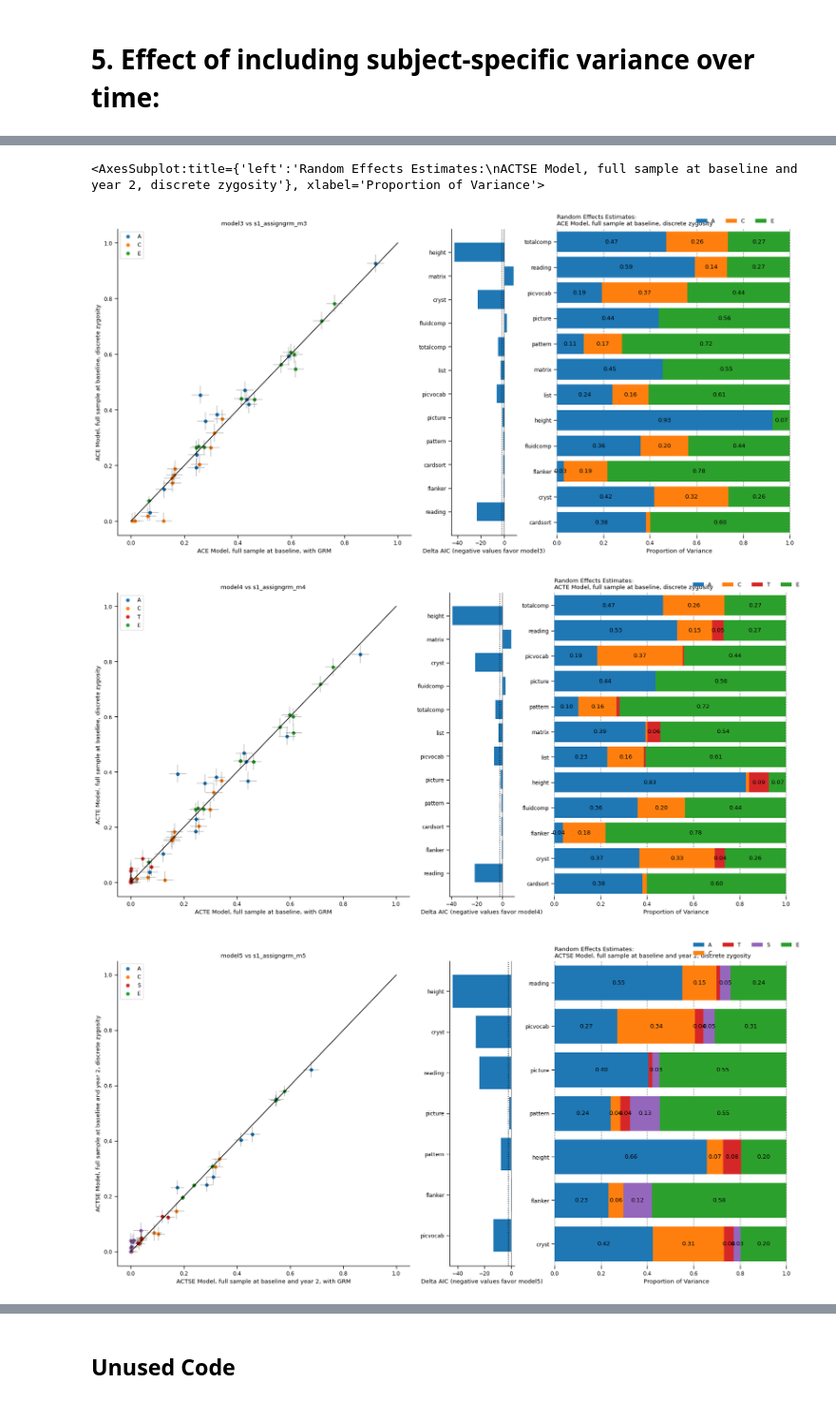
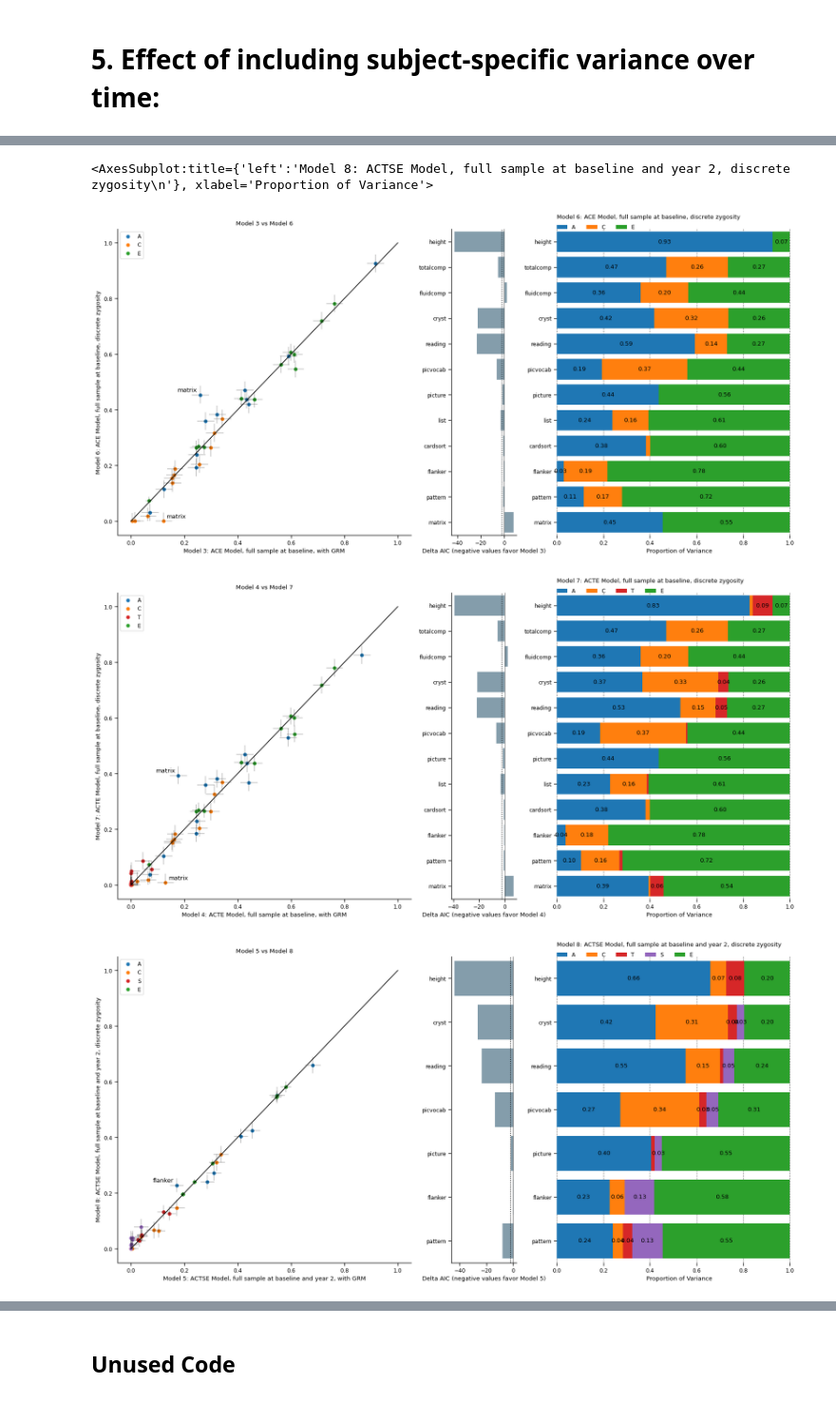
Before and after one commit to dmysmith/random_effects, a Jupyter notebook: behavioral/scripts/visualize_python.ipynb, the cells around one changed output, grey strips where cells are left out. Shown at 95% size. Saved outputs shown, nothing was run; the diff lists cells and outputs as text; code cells hidden in the pictures.

```diff
--- a/behavioral/scripts/visualize_python.ipynb
+++ b/behavioral/scripts/visualize_python.ipynb
@@ -126,6 +126,11 @@ mxloglik = pd.read_csv(mxloglik_file)
 openmx = pd.concat([mxa, mxc, mxe])
 sig2mat.append(openmx)
 
-model.append(openmx_results.rename(columns={"openmx_loglik": "logLikvec"}))
+model.append(mxloglik.rename(columns={"openmx_loglik": "logLikvec"}))
+# %%
+models['name'] = ['Model ' + str(i+1) for i in range(len(models))]
+# models[models['shortname'] == 'openmx']['name'] = 'Model 1'
+
+models.at[(models.index[models['shortname'] == 'openmx'].tolist()[0]),'name']='Model 1'
 # %%
 # function to compare two models
@@ -220,7 +266,7 @@ def stacked_bar(model_name, sig2mat_list, models, ax = None):
     """
     i = models.index[models['shortname'] == model_name].tolist()[0]
 
-    df = sig2mat_list[i][['est', 'pheno', 'param']].pivot(index='pheno', columns='param', values='est')
+    df = pd.pivot_table(sig2mat_list[i][['est', 'pheno', 'param']], values='est', index=['pheno'], columns=['param'], sort=False)
 
     fields = [j[0] for j in models['RandomEffects'][i]]
     labels = ['C' if item == 'F' else item for item in fields]
@@ -255,14 +301,16 @@ def stacked_bar(model_name, sig2mat_list, models, ax = None):
 #         left = left + df[fields[idx]]
 
     # title, legend, labels
-    ax.set_title('Random Effects Estimates:\n' + models['title'][i], loc='left')
+#     ax.set_title('Random Effects Estimates:\n' + models['title'][i], loc='left')
+    ax.set_title(models['name'][i] + ': ' + models['title'][i] + '\n', loc='left')
     ax.set_xlabel('Proportion of Variance')
 
     #add legend to plot
 #     plt.legend([handles[idx] for idx in order],[labels[idx] for idx in order])
 #     plt.legend([labels[idx] for idx in order], bbox_to_anchor=([0.55, 1, 0, 0]), ncol = 4, frameon=False)
 
-    ax.legend(labels, bbox_to_anchor=([0.55, 1, 0, 0]), ncol=4, frameon=False)
+#     ax.legend(labels, bbox_to_anchor=([0.55, 1, 0, 0]), ncol=4, frameon=False)
+    ax.legend(labels, loc = 'lower left', bbox_to_anchor=([-0.02, 0.98]), ncol=5, frameon=False)
 
     # remove spines
     ax.spines['right'].set_visible(False)
@@ -313,8 +361,8 @@ def plot_aic(name1, name2, model, models, phenonames, ax = None, label = None):
 
     ax = ax or plt.gca()
 
-    ax.barh(phenonames, delta_aic)
-    ax.set_xlabel("Delta AIC (negative values favor " + name1 + ")")
+    ax.barh(phenonames, delta_aic, color = "#849DAB")
+    ax.set_xlabel("Delta AIC (negative values favor " + models['name'][i] + ")");
 
     # add line at delta AIC = 2
     # ax.plot([2, 0], [2, 8], 'k-')
@@ -323,6 +371,7 @@ def plot_aic(name1, name2, model, models, phenonames, ax = None, label = None):
 
     if label:
         plt.axvline(x=label, color = 'k', ls=':')
+
     sns.set_context("paper")
     sns.despine()
 
@@ -470,14 +551,14 @@ gs = GridSpec(nrows=1, ncols=3, width_ratios = [9,2,7.5])
 
 # Left axes
 ax0 = fig.add_subplot(gs[0, 0])
-compare_models("model3", "s1_assigngrm_m3", sig2mat, models, ax=ax0)
+compare_models("model3", "s1_assigngrm_m3", sig2mat, models, ax=ax0, lbl = .1)
 
 # Middle axes
 ax1=fig.add_subplot(gs[0,1])
 plot_aic("model3", "s1_assigngrm_m3", model, models, baseline_phenos, label =-2)
 
 # Right axes
-ax2=fig.add_subplot(gs[0, 2])
+ax2=fig.add_subplot(gs[0, 2], sharey=ax1)
 stacked_bar("s1_assigngrm_m3", sig2mat, models, ax=ax2)
 
 ## MODEL 4 WITH ASSIGNED GRM
@@ -485,38 +566,38 @@ stacked_bar("s1_assigngrm_m3", sig2mat, models, ax=ax2)
 # Setting up the plot surface
 fig = plt.figure(figsize=(20, 9))
 gs = GridSpec(nrows=1, ncols=3, width_ratios = [9,2,7.5])
 
 # Left axes
 ax0 = fig.add_subplot(gs[0, 0])
-compare_models("model4", "s1_assigngrm_m4", sig2mat, models, ax=ax0)
+compare_models("model4", "s1_assigngrm_m4", sig2mat, models, ax=ax0, lbl = .1)
 
 # Middle axes
 ax1=fig.add_subplot(gs[0,1])
 plot_aic("model4", "s1_assigngrm_m4", model, models, baseline_phenos, label =-2)
 
 # Right axes
-ax2=fig.add_subplot(gs[0, 2])
+ax2=fig.add_subplot(gs[0, 2], sharey=ax1)
 stacked_bar("s1_assigngrm_m4", sig2mat, models, ax=ax2)
 
 ## MODEL 5 WITH ASSIGNED GRM
 
 # Setting up the plot surface
 fig = plt.figure(figsize=(20, 9))
 gs = GridSpec(nrows=1, ncols=3, width_ratios = [9,2,7.5])
 
 # Left axes
 ax0 = fig.add_subplot(gs[0, 0])
-compare_models("model5", "s1_assigngrm_m5", sig2mat, models, ax=ax0)
+compare_models("model5", "s1_assigngrm_m5", sig2mat, models, ax=ax0, lbl = .05)
 
 # Middle axes
 ax1=fig.add_subplot(gs[0,1])
 plot_aic("model5", "s1_assigngrm_m5", model, models, y2_phenos, label =-2)
 
 # Right axes
-ax2=fig.add_subplot(gs[0, 2])
+ax2=fig.add_subplot(gs[0, 2], sharey=ax1)
 stacked_bar("s1_assigngrm_m5", sig2mat, models, ax=ax2)
 # %% [output]
-<AxesSubplot:title={'left':'Random Effects Estimates:\nACTSE Model, full sample at baseline and year 2, discrete zygosity'}, xlabel='Proportion of Variance'>
+<AxesSubplot:title={'left':'Model 8: ACTSE Model, full sample at baseline and year 2, discrete zygosity\n'}, xlabel='Proportion of Variance'>
-[figure, old version]
+[figure, new version]
-[figure, old version]
+[figure, new version]
-[figure, old version]
+[figure, new version]
```
Also changed, not shown: parts of 21 cells of this notebook.
